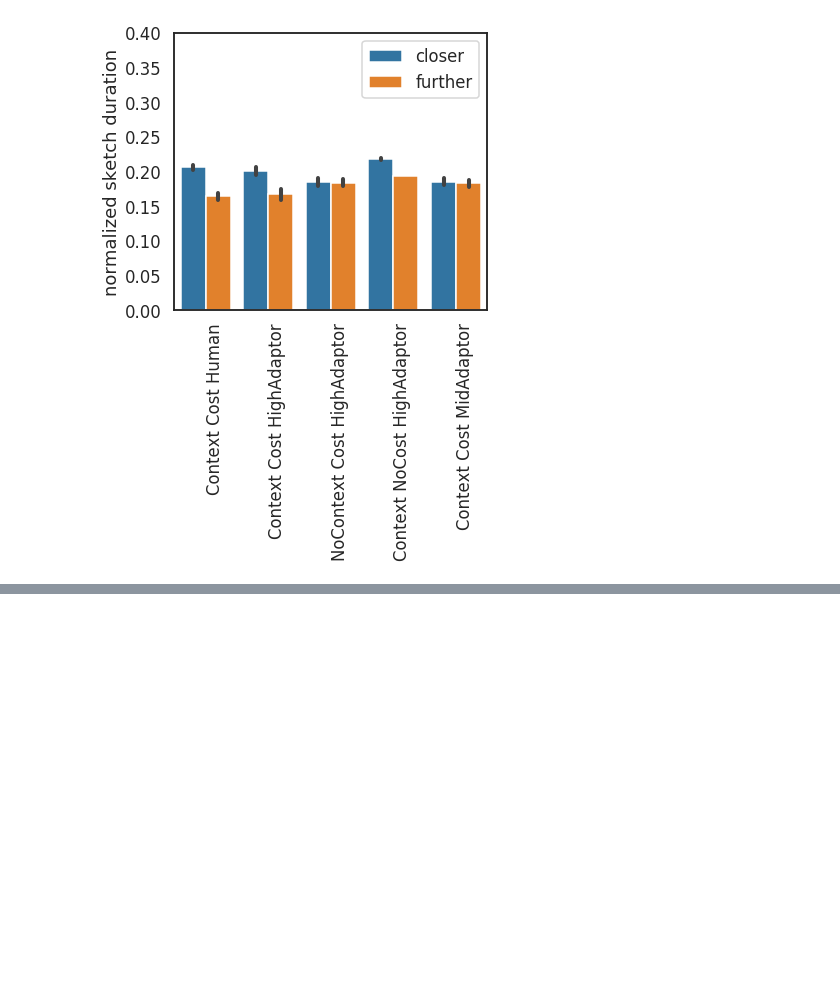
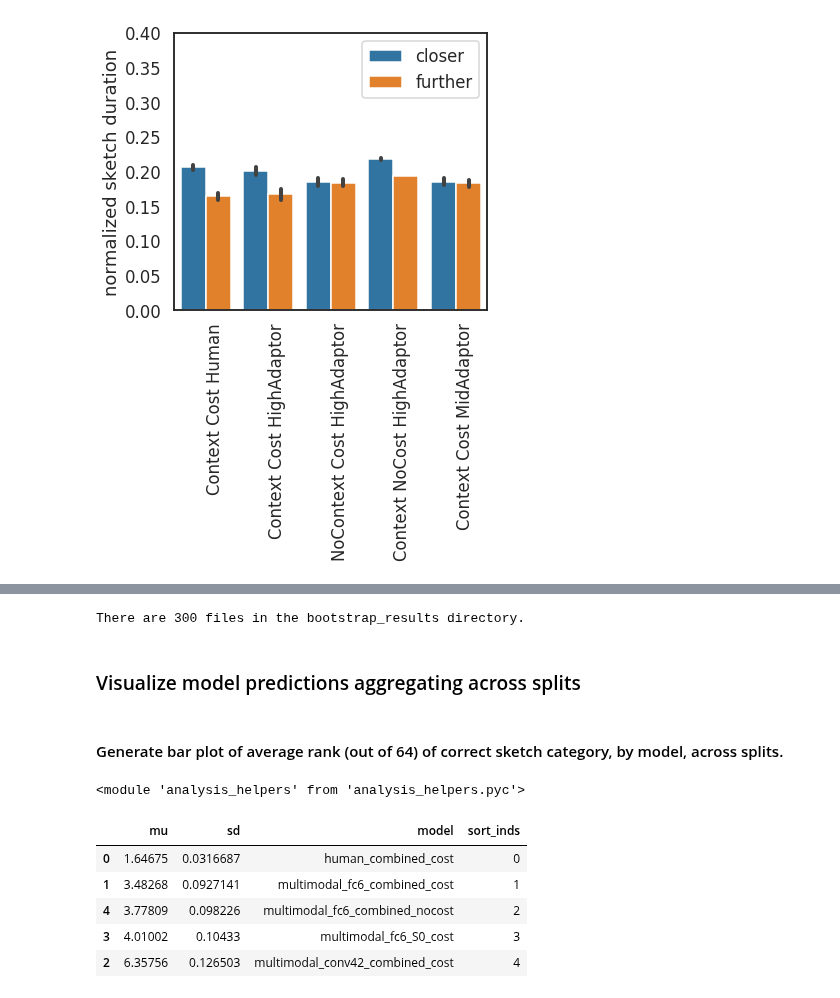
Before and after one commit to judithfan/visual_communication_in_context, a Jupyter notebook: analysis/model_comparison_2.ipynb, the cells around one changed output, grey strips where cells are left out. Saved outputs shown, nothing was run; the diff lists cells and outputs as text; code cells hidden in the pictures; blank space fills up the shorter version.

```diff
--- a/analysis/model_comparison_2.ipynb
+++ b/analysis/model_comparison_2.ipynb
@@ -276,2 +226,0 @@ for boot_iter in np.arange(nIter):
-# %%
-h = plt.hist(boot_vec)
@@ -279,0 +238,10 @@ h = plt.hist(boot_vec)
+# %%
+## load in boot filelist
+boot_files = h.load_and_check_bootstrapped_model_preds()
+
+## generate dataframe from boot filelist
+B = h.generate_bootstrap_model_preds_dataframe(boot_files, out_dir='./bootstrap_results')
+# %% [output]
+There are 300 files in the bootstrap_results directory.
+# %% [markdown]
+### Visualize model predictions aggregating across splits
@@ -279,0 +255,7 @@ h = plt.hist(boot_vec)
+# %% [markdown]
+#### Generate bar plot of average rank (out of 64) of correct sketch category, by model, across splits.
+# %%
+import analysis_helpers as h
+reload(h)
+# %% [output]
+<module 'analysis_helpers' from 'analysis_helpers.pyc'>
@@ -279,0 +268,9 @@ h = plt.hist(boot_vec)
+# %%
+R
+# %% [output]
+|  | mu | sd | model | sort_inds |
+| 0 | 1.64675 | 0.0316687 | human_combined_cost | 0 |
+| 1 | 3.48268 | 0.0927141 | multimodal_fc6_combined_cost | 1 |
+| 4 | 3.77809 | 0.098226 | multimodal_fc6_combined_nocost | 2 |
+| 3 | 4.01002 | 0.10433 | multimodal_fc6_S0_cost | 3 |
+| 2 | 6.35756 | 0.126503 | multimodal_conv42_combined_cost | 4 |
```
Also changed, not shown: parts of 14 cells of this notebook, 2 other files.
